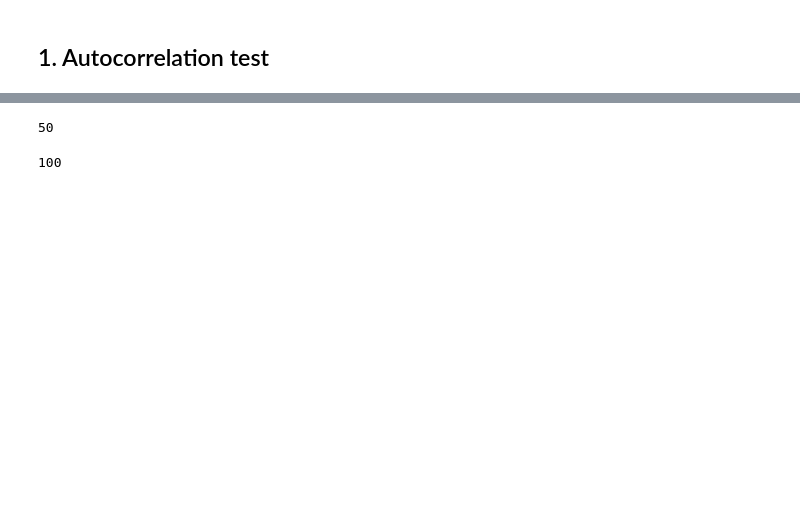
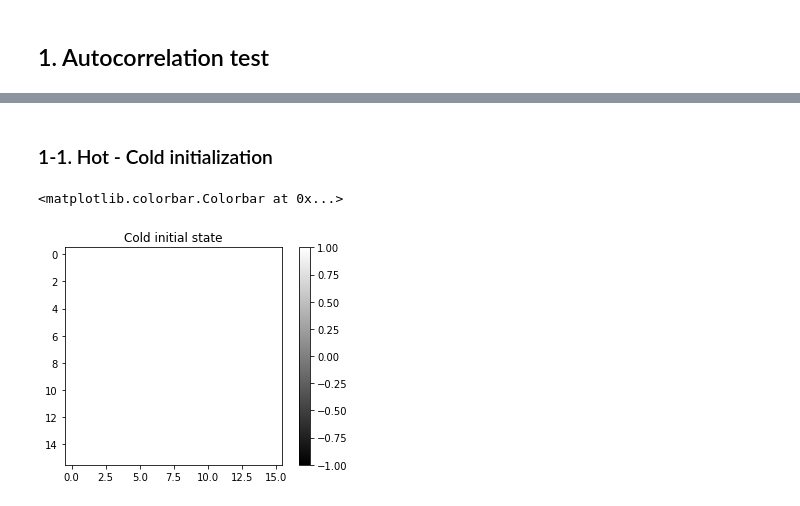
Before and after one commit to chanjure/LGTp, a Jupyter notebook: examples/Extending_machine_learning_classification_capabilities_with_histogram_reweighting.ipynb, the cells around one changed output, grey strips where cells are left out. Drawn from its saved outputs; the diff is of its cells as text; code cells hidden in the pictures; blank space fills up the shorter version.

```diff
--- a/examples/Extending_machine_learning_classification_capabilities_with_histogram_reweighting.ipynb
+++ b/examples/Extending_machine_learning_classification_capabilities_with_histogram_reweighting.ipynb
@@ -97,4 +56,0 @@ t_a = n_equi_test
-# %%
-t_a
-# %% [output]
-50
@@ -141,4 +57,16 @@ for e in range(100):
-# %%
-len(conf)
-# %% [output]
-100
+# %% [markdown]
+### 1-1. Hot - Cold initialization
+# %%
+# Generate lattice
+ising_cold = lgt.Lattice([N,N])
+ising_cold.init_fields('Ising2d','Cold',seed)
+
+ising_hot = lgt.Lattice([N,N])
+ising_hot.init_fields('Ising2d','Hot',seed)
+# %%
+plt.title("Cold initial state")
+plt.imshow(ising_cold.field,cmap='gray',vmin=-1,vmax=1)
+plt.colorbar()
+# %% [output]
+<matplotlib.colorbar.Colorbar at 0x...>
+[figure, added]
```
Also changed, not shown: parts of 45 cells of this notebook, 6 other files.
